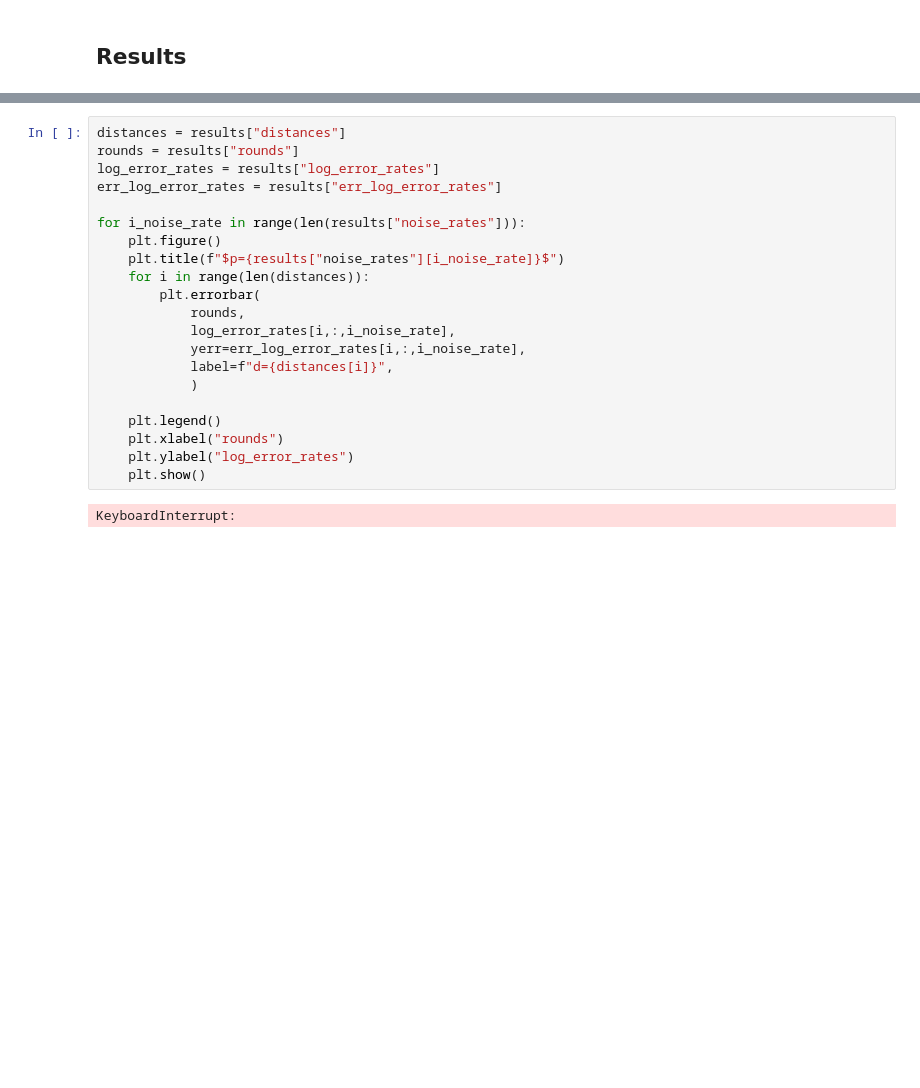
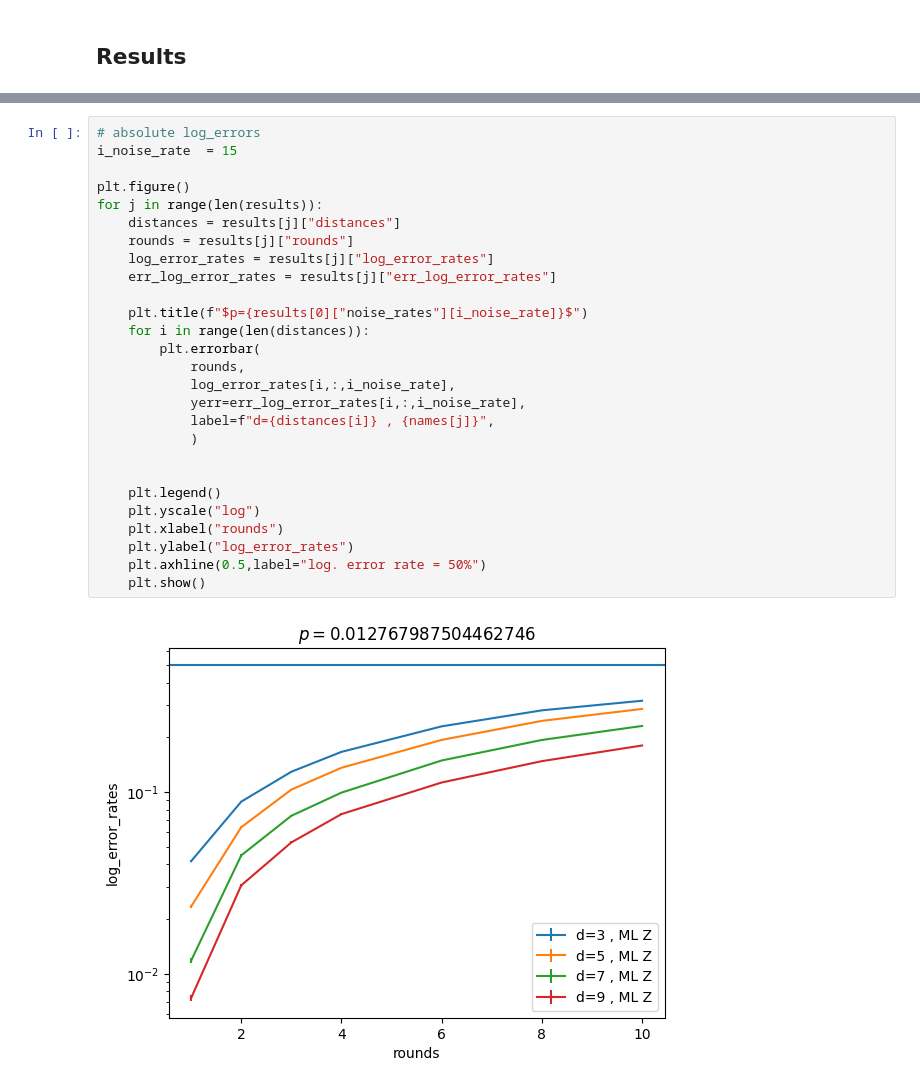
Before and after one commit to leonardlux/MasterArbeit, a Jupyter notebook: code/result_multi_round.ipynb, the cells around one changed output, grey strips where cells are left out. Cells and saved outputs as stored; diff of their text form; blank space fills up the shorter version.

```diff
--- a/code/result_multi_round.ipynb
+++ b/code/result_multi_round.ipynb
@@ -345,23 +422,29 @@ plt.show()
 # %%
-distances = results["distances"]
-rounds = results["rounds"]
-log_error_rates = results["log_error_rates"]
-err_log_error_rates = results["err_log_error_rates"]
+# absolute log_errors
+i_noise_rate  = 15
 
-for i_noise_rate in range(len(results["noise_rates"])):
-    plt.figure()
-    plt.title(f"$p={results["noise_rates"][i_noise_rate]}$")
+plt.figure()
+for j in range(len(results)):
+    distances = results[j]["distances"]
+    rounds = results[j]["rounds"]
+    log_error_rates = results[j]["log_error_rates"]
+    err_log_error_rates = results[j]["err_log_error_rates"]
+
+    plt.title(f"$p={results[0]["noise_rates"][i_noise_rate]}$")
     for i in range(len(distances)):
         plt.errorbar(
             rounds,
             log_error_rates[i,:,i_noise_rate],
             yerr=err_log_error_rates[i,:,i_noise_rate],
-            label=f"d={distances[i]}",
+            label=f"d={distances[i]} , {names[j]}",
             )
 
+
     plt.legend()
+    plt.yscale("log")
     plt.xlabel("rounds")
     plt.ylabel("log_error_rates")
+    plt.axhline(0.5,label="log. error rate = 50%")
     plt.show()
 # %% [output]
-KeyboardInterrupt:
+[figure, added]
```
Also changed, not shown: parts of 9 cells of this notebook, 7 other files.
